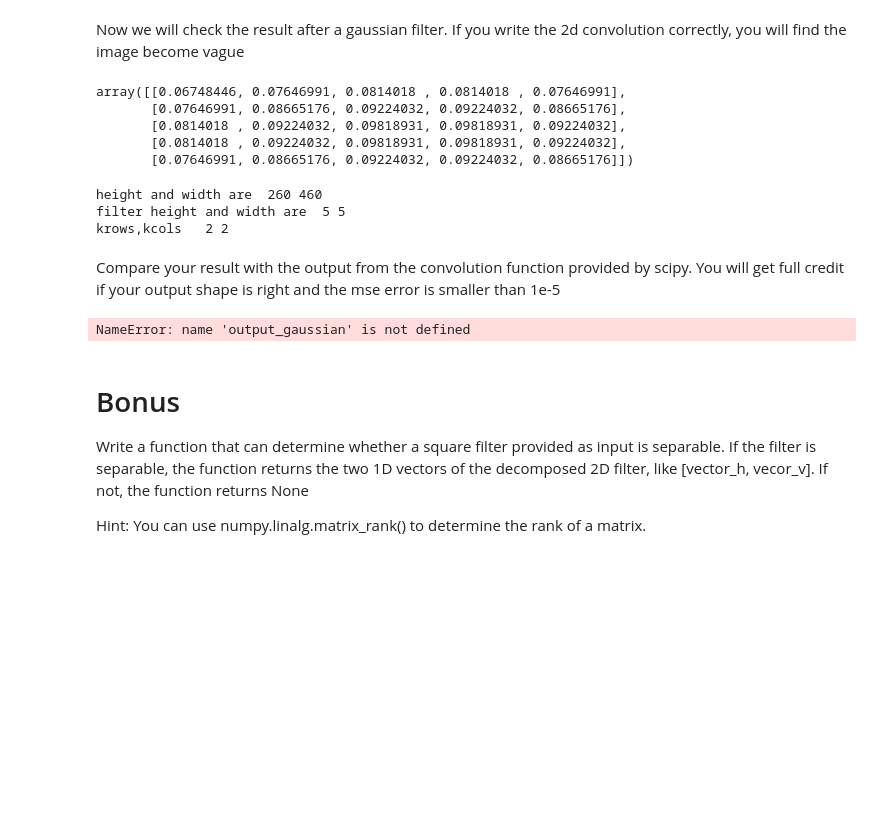
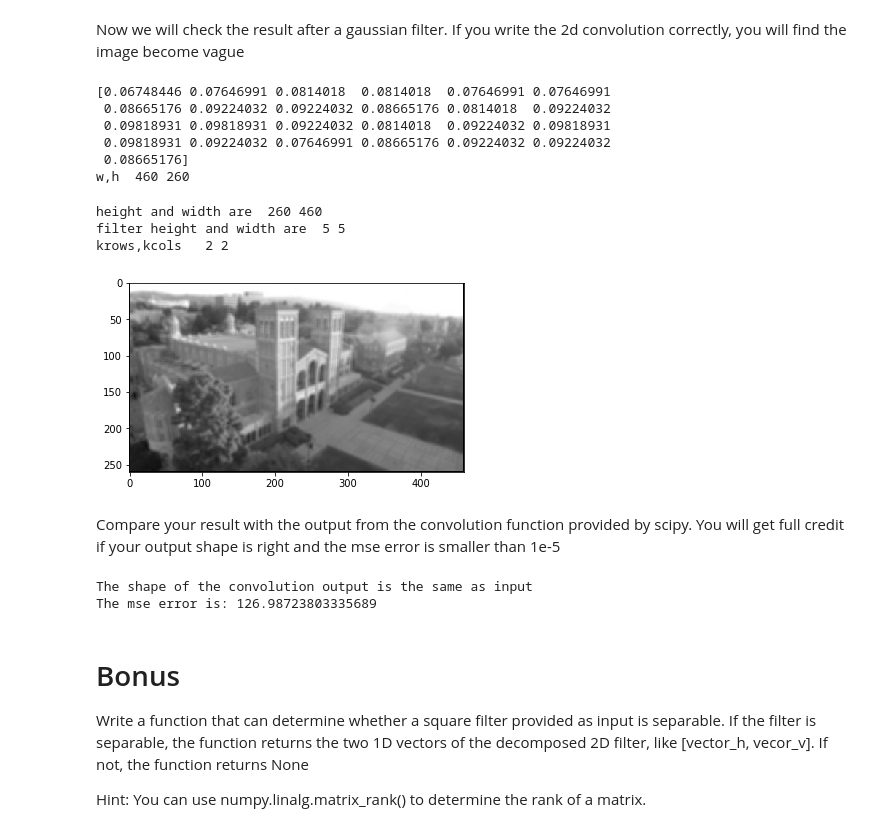
Before and after one commit to einsteinxx/CS168_2019_RENAL_LESION_DETECTION, a Jupyter notebook: Homework2/hw2_filter_KeaneGonzalez.ipynb, the cells around one changed output. Drawn from its saved outputs; the diff is of its cells as text; code cells hidden in the pictures; blank space fills up the shorter version.

```diff
--- a/Homework2/hw2_filter_KeaneGonzalez.ipynb
+++ b/Homework2/hw2_filter_KeaneGonzalez.ipynb
@@ -71,10 +71,13 @@ def convolution_2d(image, filter):
 
     #REMOVE the -2
     for row in range(2,height-2):
-        for col in range(2,width-2):
+        for col in range(2,width):
             #print('at row, col = ',row, col)
             #for every input cell, make that center of it's own kernel sized array
             #becoming a local 0,0
+
+
+            pad_data = 0 #reset pad flag
 
             #are we at the edge of the image boundary? if so, use padding
             if(row < krows):
@@ -102,7 +105,10 @@ def convolution_2d(image, filter):
                 print('row+krows ',row+krows)
                 print('col - kcols ',col-kcols)
                 print('col + kcols ',col + kcols)
-            input_area = image[row-krows:row+krows+1, col-kcols:col+kcols+1]
+            if (pad_data == 1):
+
+            else:
+                input_area = image[row-krows:row+krows+1, col-kcols:col+kcols+1]
             data = image[0:4,0:4]
             #print(input_area)
             #print(data)
@@ -128,4 +134,4 @@ def convolution_2d(image, filter):
 
 
 
-    return output
+    return output_image #output
@@ -139,41 +147,62 @@ range(0, 5)
 2.0
 # %% [markdown]
 Now we will check the result after a gaussian filter. If you write the 2d convolution correctly,  you will find the image become vague
-# %%
-gaussian_filter
-# %% [output]
-array([[0.06748446, 0.07646991, 0.0814018 , 0.0814018 , 0.07646991],
-       [0.07646991, 0.08665176, 0.09224032, 0.09224032, 0.08665176],
-       [0.0814018 , 0.09224032, 0.09818931, 0.09818931, 0.09224032],
-       [0.0814018 , 0.09224032, 0.09818931, 0.09818931, 0.09224032],
-       [0.07646991, 0.08665176, 0.09224032, 0.09224032, 0.08665176]])
+# %%
+##### TEST CODE
+
+from PIL import Image, ImageFilter
+
+
+im = Image.open("example1.jpg")
+kernelValues = gaussian_filter
+
+b = gaussian_filter.ravel()
+print(b)
+
+kernel = ImageFilter.Kernel((5,5), b)
+#kernel = ImageFilter.Kernel((3,3), kernelValues)
+
+im2 = img.filter(kernel)
+im2.show()
+
+
+w1, h1 = im2.size
+print('w,h ',w1,h1)
+# %% [output]
+[0.06748446 0.07646991 0.0814018  0.0814018  0.07646991 0.07646991
+ 0.08665176 0.09224032 0.09224032 0.08665176 0.0814018  0.09224032
+ 0.09818931 0.09818931 0.09224032 0.0814018  0.09224032 0.09818931
+ 0.09818931 0.09224032 0.07646991 0.08665176 0.09224032 0.09224032
+ 0.08665176]
+w,h  460 260
 # %%
 # Gaussian filter
 def get_gaussian(filter_size, sigma):
   # return a gaussian filter with a size of filter_size and parameter sigma
     dim_n = len(filter_size)
     gaussian_weight = np.zeros(shape=filter_size)
     if dim_n == 2:
         dim_x, dim_y = filter_size
         center_x = dim_x/2
         center_y = dim_y/2
         for id_x in range(dim_x):
             for id_y in range(dim_y):
                 weight = (id_x-center_x) ** 2 + (id_y-center_y)**2
                 gaussian_weight[id_x, id_y] = math.exp(-weight/(2*sigma**2))/(math.sqrt(2*math.pi)*sigma)
     return gaussian_weight
 
 gaussian_filter = get_gaussian([5, 5], 4)
 output_gaussian = convolution_2d(gray_image, gaussian_filter)
 
-return
+
 plt.figure()
 plt.imshow(output_gaussian, cmap='gray')
 plt.show()
 # %% [output]
 height and width are  260 460
 filter height and width are  5 5
 krows,kcols   2 2
+[figure, added]
 # %% [markdown]
 Compare your result with the output from the convolution function provided by scipy. You will get full credit if your output shape is right and the mse error is smaller than 1e-5
 # %%
@@ -191,7 +220,8 @@ output_standard = signal.convolve2d(gray_image, gaussian_filter, mode='same', bo
 mse = np.mean(((output_standard - output_gaussian)/255)**2)
 print('The mse error is:', mse)
 # %% [output]
-NameError: name 'output_gaussian' is not defined
+The shape of the convolution output is the same as input
+The mse error is: 126.98723803335689
 # %% [markdown]
 # Bonus
 Write a function that can determine whether a square filter provided as input is separable. If the filter is separable, the function returns the two 1D vectors of the decomposed 2D filter, like [vector_h, vecor_v]. If not, the function returns None
```
Also changed, not shown: parts of 3 cells of this notebook.
